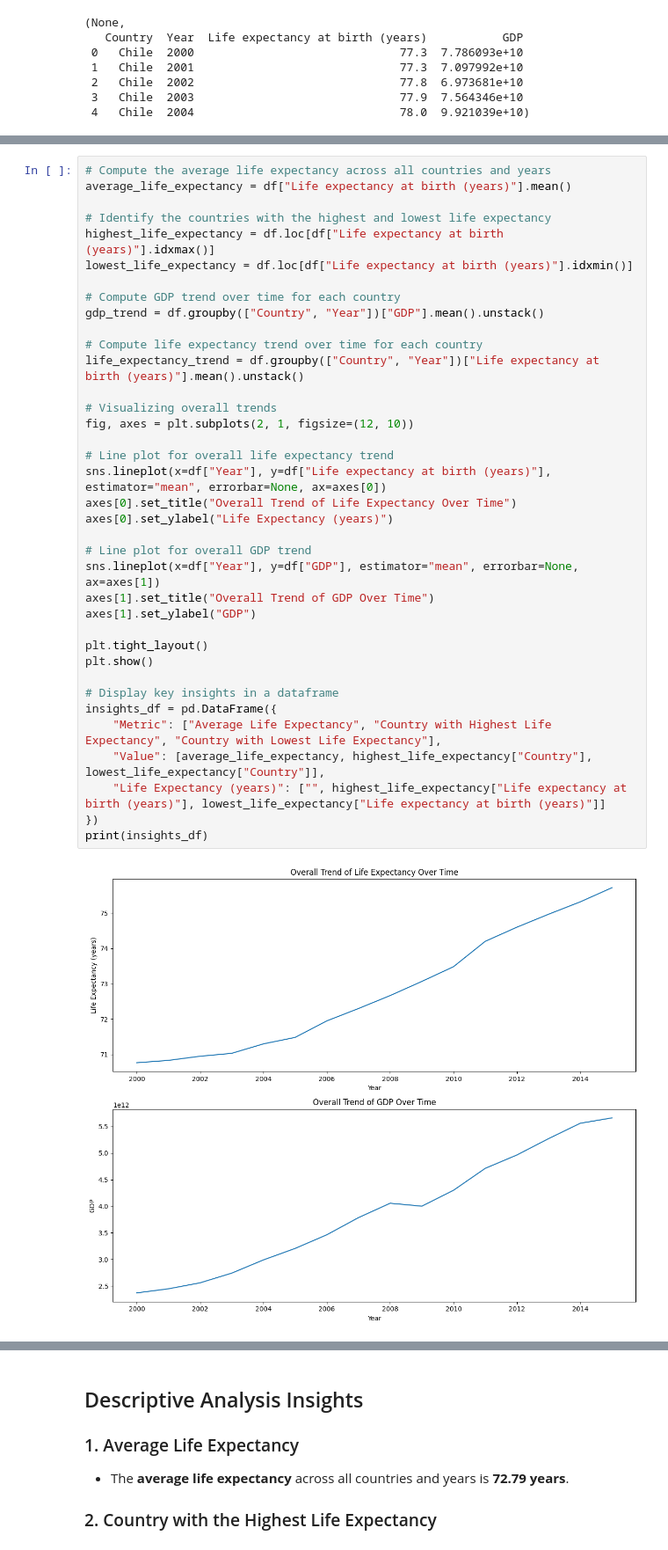
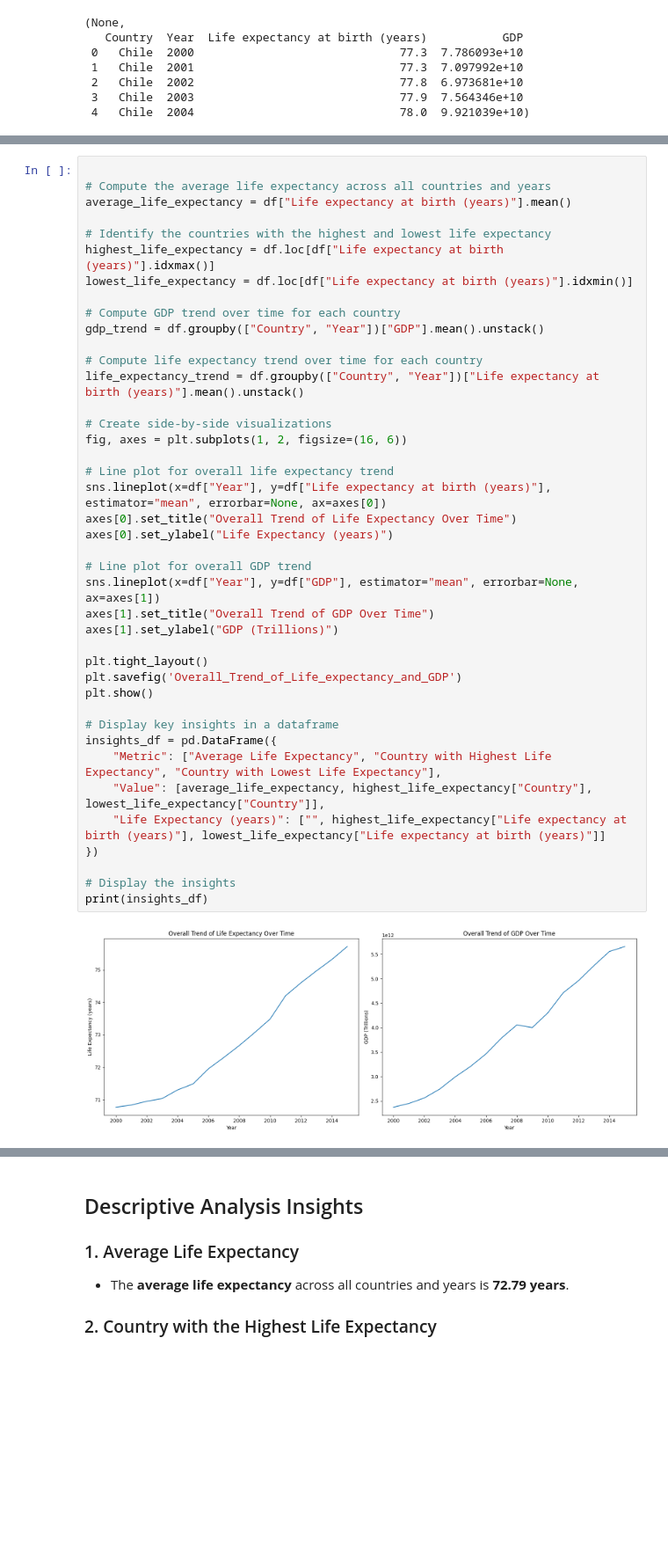
Before and after one commit to KokiriKaleb/life_expectancy_and_GDP, a Jupyter notebook: Life-Expectancy-and-GDP-Starter/life_expectancy_gdp.ipynb, the cells around one changed output, grey strips where cells are left out. Shown at 88% size. Drawn from its saved outputs; the diff is of its cells as text; blank space fills up the shorter version.

Commit message:
fixed bug with saving graphs

```diff
--- a/Life-Expectancy-and-GDP-Starter/life_expectancy_gdp.ipynb
+++ b/Life-Expectancy-and-GDP-Starter/life_expectancy_gdp.ipynb
@@ -46,6 +45,7 @@ plt.show()
 # %% [output]
 [figure]
 # %%
+
 # Compute the average life expectancy across all countries and years
 average_life_expectancy = df["Life expectancy at birth (years)"].mean()
 
@@ -53,37 +53,40 @@ average_life_expectancy = df["Life expectancy at birth (years)"].mean()
 highest_life_expectancy = df.loc[df["Life expectancy at birth (years)"].idxmax()]
 lowest_life_expectancy = df.loc[df["Life expectancy at birth (years)"].idxmin()]
 
 # Compute GDP trend over time for each country
 gdp_trend = df.groupby(["Country", "Year"])["GDP"].mean().unstack()
 
 # Compute life expectancy trend over time for each country
 life_expectancy_trend = df.groupby(["Country", "Year"])["Life expectancy at birth (years)"].mean().unstack()
 
-# Visualizing overall trends
-fig, axes = plt.subplots(2, 1, figsize=(12, 10))
+# Create side-by-side visualizations
+fig, axes = plt.subplots(1, 2, figsize=(16, 6))
 
 # Line plot for overall life expectancy trend
 sns.lineplot(x=df["Year"], y=df["Life expectancy at birth (years)"], estimator="mean", errorbar=None, ax=axes[0])
 axes[0].set_title("Overall Trend of Life Expectancy Over Time")
 axes[0].set_ylabel("Life Expectancy (years)")
 
 # Line plot for overall GDP trend
 sns.lineplot(x=df["Year"], y=df["GDP"], estimator="mean", errorbar=None, ax=axes[1])
 axes[1].set_title("Overall Trend of GDP Over Time")
-axes[1].set_ylabel("GDP")
+axes[1].set_ylabel("GDP (Trillions)")
 
 plt.tight_layout()
+plt.savefig('Overall_Trend_of_Life_expectancy_and_GDP')
 plt.show()
 
 # Display key insights in a dataframe
 insights_df = pd.DataFrame({
     "Metric": ["Average Life Expectancy", "Country with Highest Life Expectancy", "Country with Lowest Life Expectancy"],
     "Value": [average_life_expectancy, highest_life_expectancy["Country"], lowest_life_expectancy["Country"]],
     "Life Expectancy (years)": ["", highest_life_expectancy["Life expectancy at birth (years)"], lowest_life_expectancy["Life expectancy at birth (years)"]]
 })
+
+# Display the insights
 print(insights_df)
 # %% [output]
-[figure, old version]
+[figure, new version]
                                  Metric      Value Life Expectancy (years)
 0               Average Life Expectancy  72.789583
 1  Country with Highest Life Expectancy    Germany                    81.0
```
Also changed, not shown: parts of 14 cells of this notebook, 11 other files.
